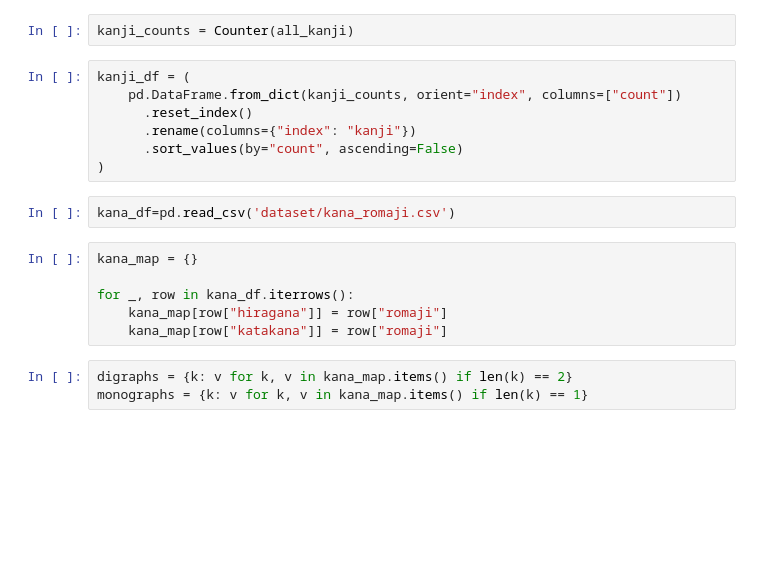
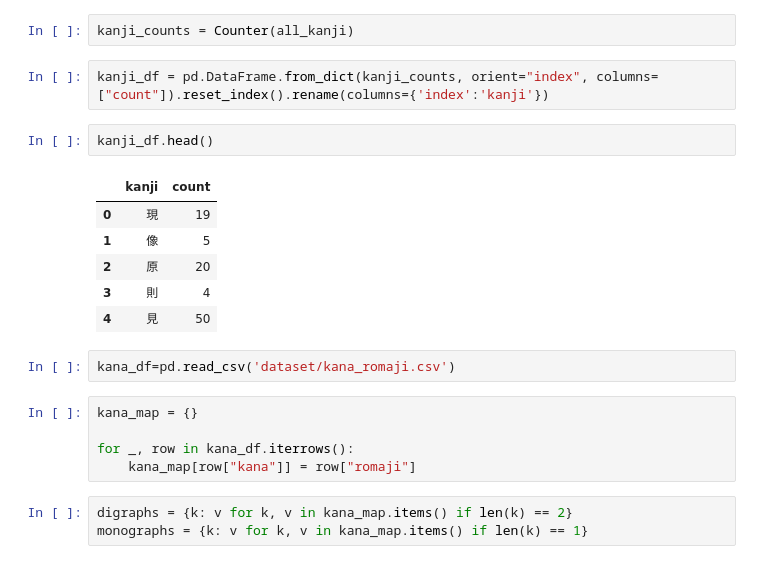
Before and after one commit to naeron75/basic-japanese-learning, a Jupyter notebook: exploration.ipynb, the cells around one changed output. Cells and saved outputs as stored; diff of their text form; blank space fills up the shorter version.

```diff
--- a/exploration.ipynb
+++ b/exploration.ipynb
@@ -105,20 +110,23 @@ all_kanji = [kanji for sublist in kanji_list for kanji in sublist]
 # %%
 kanji_counts = Counter(all_kanji)
 # %%
-kanji_df = (
-    pd.DataFrame.from_dict(kanji_counts, orient="index", columns=["count"])
-      .reset_index()
-      .rename(columns={"index": "kanji"})
-      .sort_values(by="count", ascending=False)
-)
+kanji_df = pd.DataFrame.from_dict(kanji_counts, orient="index", columns=["count"]).reset_index().rename(columns={'index':'kanji'})
+# %%
+kanji_df.head()
+# %% [output]
+|  | kanji | count |
+| 0 | 現 | 19 |
+| 1 | 像 | 5 |
+| 2 | 原 | 20 |
+| 3 | 則 | 4 |
+| 4 | 見 | 50 |
 # %%
 kana_df=pd.read_csv('dataset/kana_romaji.csv')
 # %%
 kana_map = {}
 
 for _, row in kana_df.iterrows():
-    kana_map[row["hiragana"]] = row["romaji"]
-    kana_map[row["katakana"]] = row["romaji"]
+    kana_map[row["kana"]] = row["romaji"]
 # %%
 digraphs = {k: v for k, v in kana_map.items() if len(k) == 2}
 monographs = {k: v for k, v in kana_map.items() if len(k) == 1}
```
Also changed, not shown: parts of 17 cells of this notebook, 3 other files.
